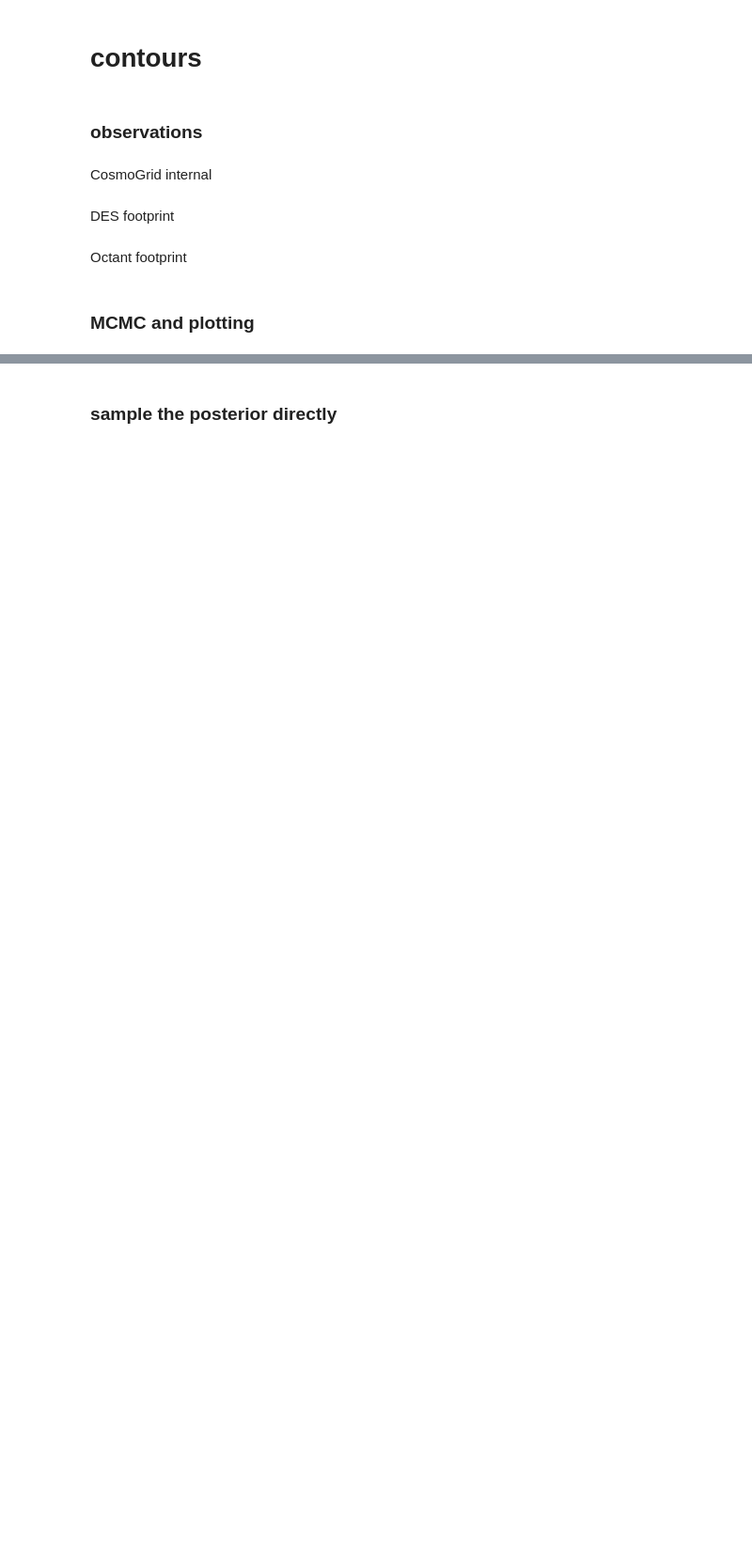
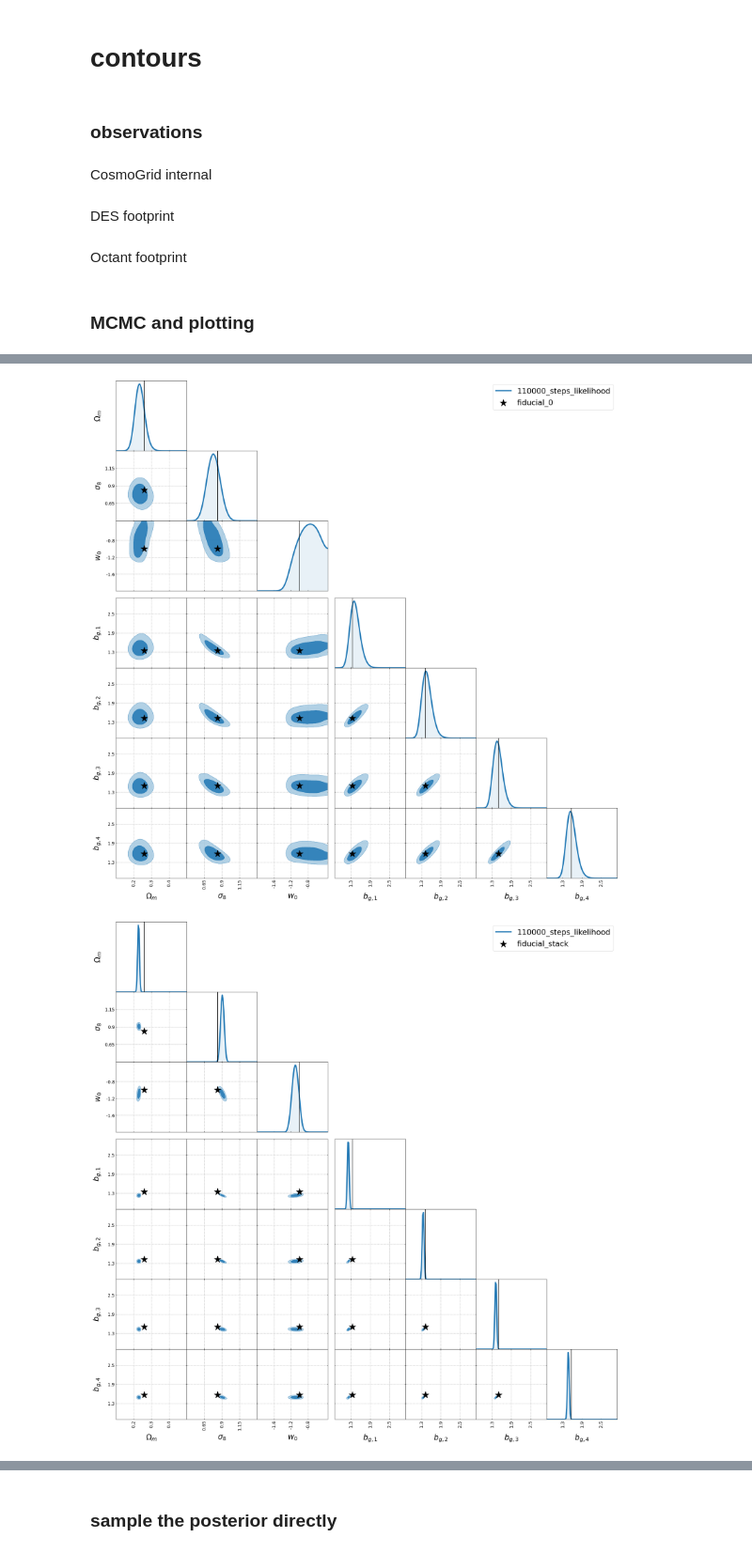
Before and after one commit to des-science/multiprobe-simulation-inference, a Jupyter notebook: notebooks/flow_conductor_network.ipynb, the cells around one changed output, grey strips where cells are left out. Shown at 94% size. Cells and saved outputs as stored; diff of their text form; code cells hidden in the pictures; blank space fills up the shorter version.

```diff
--- a/notebooks/flow_conductor_network.ipynb
+++ b/notebooks/flow_conductor_network.ipynb
@@ -483,6 +483,6 @@ fidu_preds, grid_preds, grid_cosmos, file_dict = preprocessing.get_reshaped_netw
 # output directory and file names
 out_dir = os.path.join(base_dir, model_dir)
 
-# label = f"{n_steps}_steps"
-label = f"{n_steps}_steps_posterior"
+label = f"{n_steps}_steps_likelihood"
+# label = f"{n_steps}_steps_posterior"
 # %% [output]
@@ -855,24 +873,25 @@ Octant footprint
 # %% [markdown]
 ### MCMC and plotting
 # %%
-# extra_label = ""
+extra_label = f"_{n_examples}_mocks"
 
-# for key in obs_dict.keys():
-#     print(f"\nStarting with mock observation {key}")
-#     # print(obs_dict[key]["pred"])
+for key in obs_dict.keys():
+    print(f"\nStarting with mock observation {key}")
+    # print(obs_dict[key]["pred"])
 
-#     posterior_samples = model.sample_posterior(
-#         obs_dict[key]["pred"],
-#         label=key+extra_label,
-#         n_walkers=1024,
-#         n_burnin_steps=1000,
-#         n_samples=1024*1000,
-#     )
+    posterior_samples = model.sample_posterior(
+        obs_dict[key]["pred"],
+        label=key+extra_label,
+        n_walkers=1024,
+        n_burnin_steps=1000,
+        n_samples=1024*1000,
+    )
 
-#     model.plot_contours(
-#         posterior_samples,
-#         obs_point=obs_dict[key]["point"],
-#         obs_label=key,
-#         label=key+extra_label,
-#         with_des_chain=False,
-#     )
+    model.plot_contours(
+        posterior_samples,
+        obs_point=obs_dict[key]["point"],
+        obs_label=key,
+        label=key+extra_label,
+        with_des_chain=False,
+    )
+# %% [output]
@@ -878,0 +933,2 @@ Octant footprint
+[figure, added]
+[figure, added]
```
Also changed, not shown: parts of 24 cells of this notebook.
